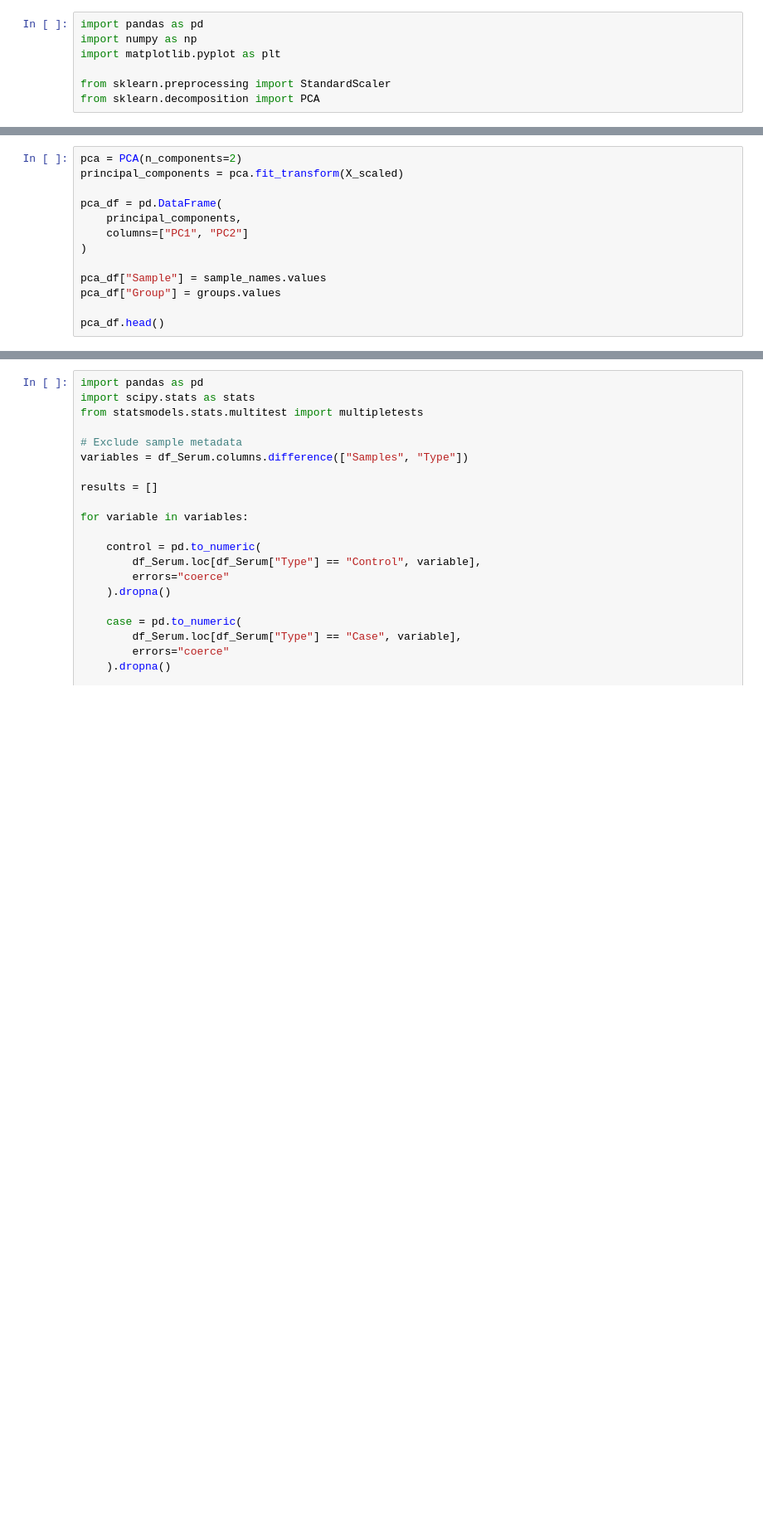
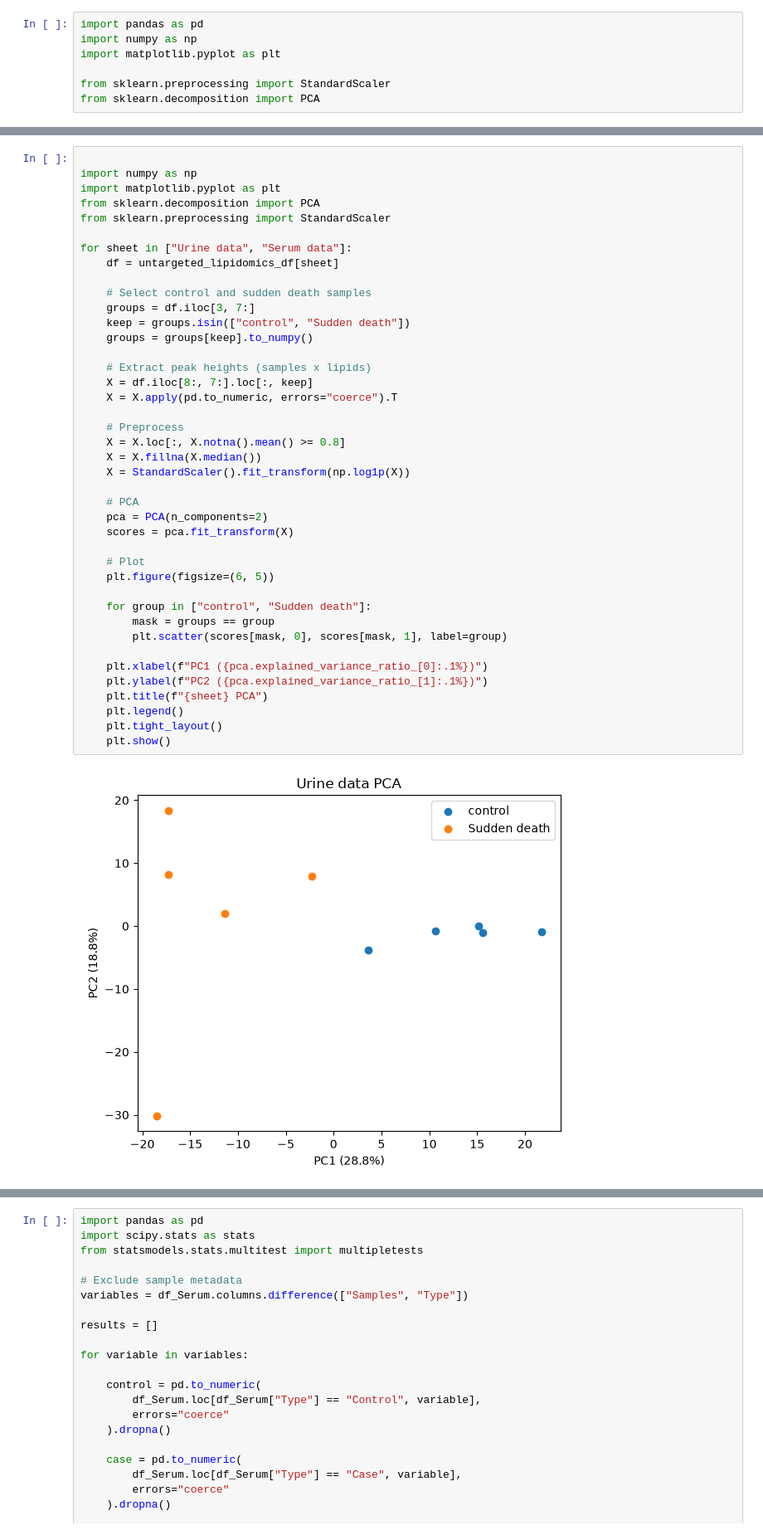
Before and after one commit to gina-v/Horse_Metabolomics, a Jupyter notebook: 110326.ipynb, the cells around one changed output, grey strips where cells are left out. Shown at 83% size. Saved outputs shown, nothing was run; the diff lists cells and outputs as text; blank space fills up the shorter version.

Commit message:
pca plots

```diff
--- a/110326.ipynb
+++ b/110326.ipynb
@@ -95,13 +33,0 @@ Number of variables: 1250
-# %%
-pca = PCA(n_components=2)
-principal_components = pca.fit_transform(X_scaled)
-
-pca_df = pd.DataFrame(
-    principal_components,
-    columns=["PC1", "PC2"]
-)
-
-pca_df["Sample"] = sample_names.values
-pca_df["Group"] = groups.values
-
-pca_df.head()
@@ -142,0 +36,43 @@ plt.show()
+# %%
+
+import numpy as np
+import matplotlib.pyplot as plt
+from sklearn.decomposition import PCA
+from sklearn.preprocessing import StandardScaler
+
+for sheet in ["Urine data", "Serum data"]:
+    df = untargeted_lipidomics_df[sheet]
+
+    # Select control and sudden death samples
+    groups = df.iloc[3, 7:]
+    keep = groups.isin(["control", "Sudden death"])
+    groups = groups[keep].to_numpy()
+
+    # Extract peak heights (samples x lipids)
+    X = df.iloc[8:, 7:].loc[:, keep]
+    X = X.apply(pd.to_numeric, errors="coerce").T
+
+    # Preprocess
+    X = X.loc[:, X.notna().mean() >= 0.8]
+    X = X.fillna(X.median())
+    X = StandardScaler().fit_transform(np.log1p(X))
+
+    # PCA
+    pca = PCA(n_components=2)
+    scores = pca.fit_transform(X)
+
+    # Plot
+    plt.figure(figsize=(6, 5))
+
+    for group in ["control", "Sudden death"]:
+        mask = groups == group
+        plt.scatter(scores[mask, 0], scores[mask, 1], label=group)
+
+    plt.xlabel(f"PC1 ({pca.explained_variance_ratio_[0]:.1%})")
+    plt.ylabel(f"PC2 ({pca.explained_variance_ratio_[1]:.1%})")
+    plt.title(f"{sheet} PCA")
+    plt.legend()
+    plt.tight_layout()
+    plt.show()
+# %% [output]
+[figure, added]
```
Also changed, not shown: parts of 18 cells of this notebook.
